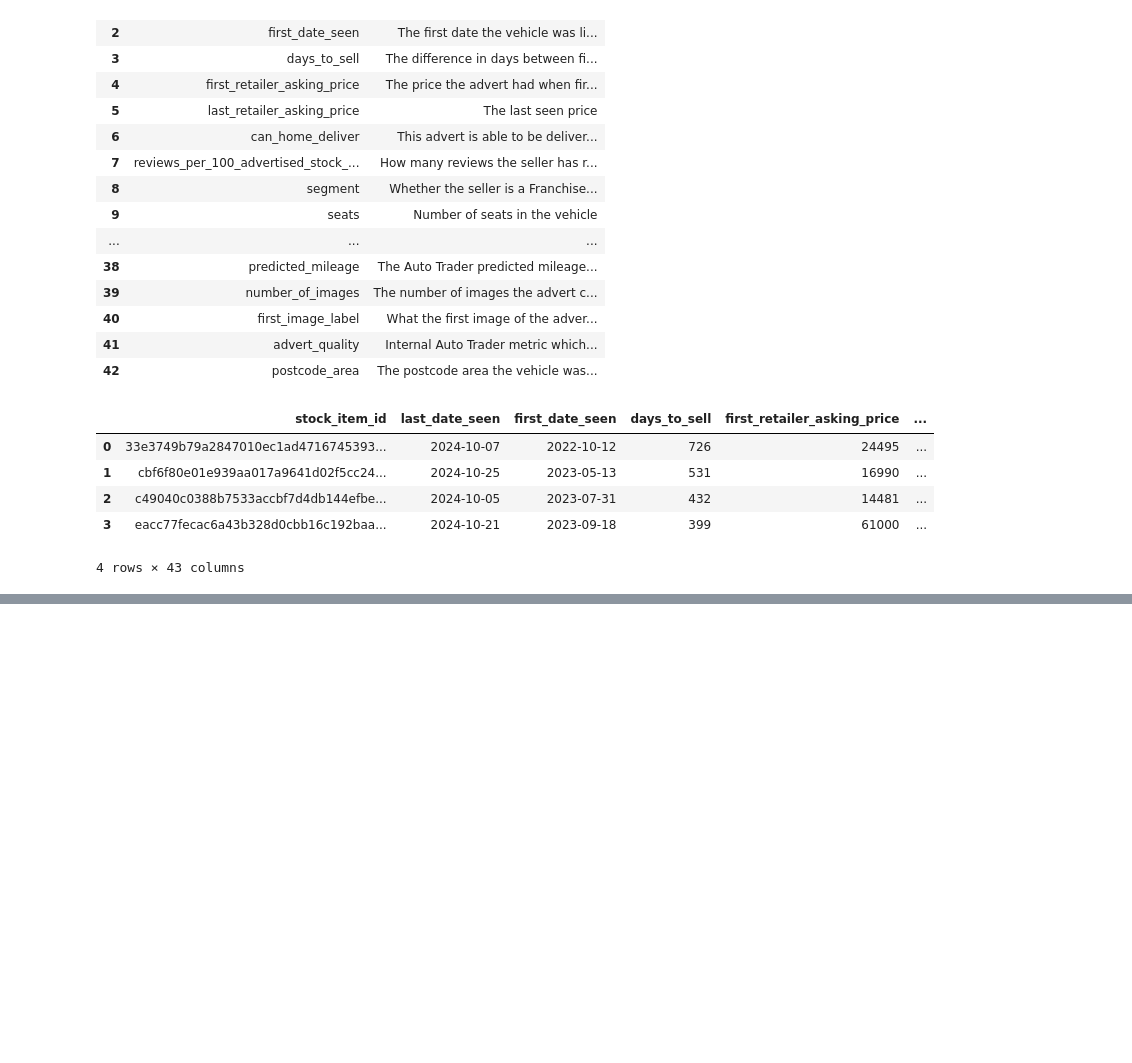
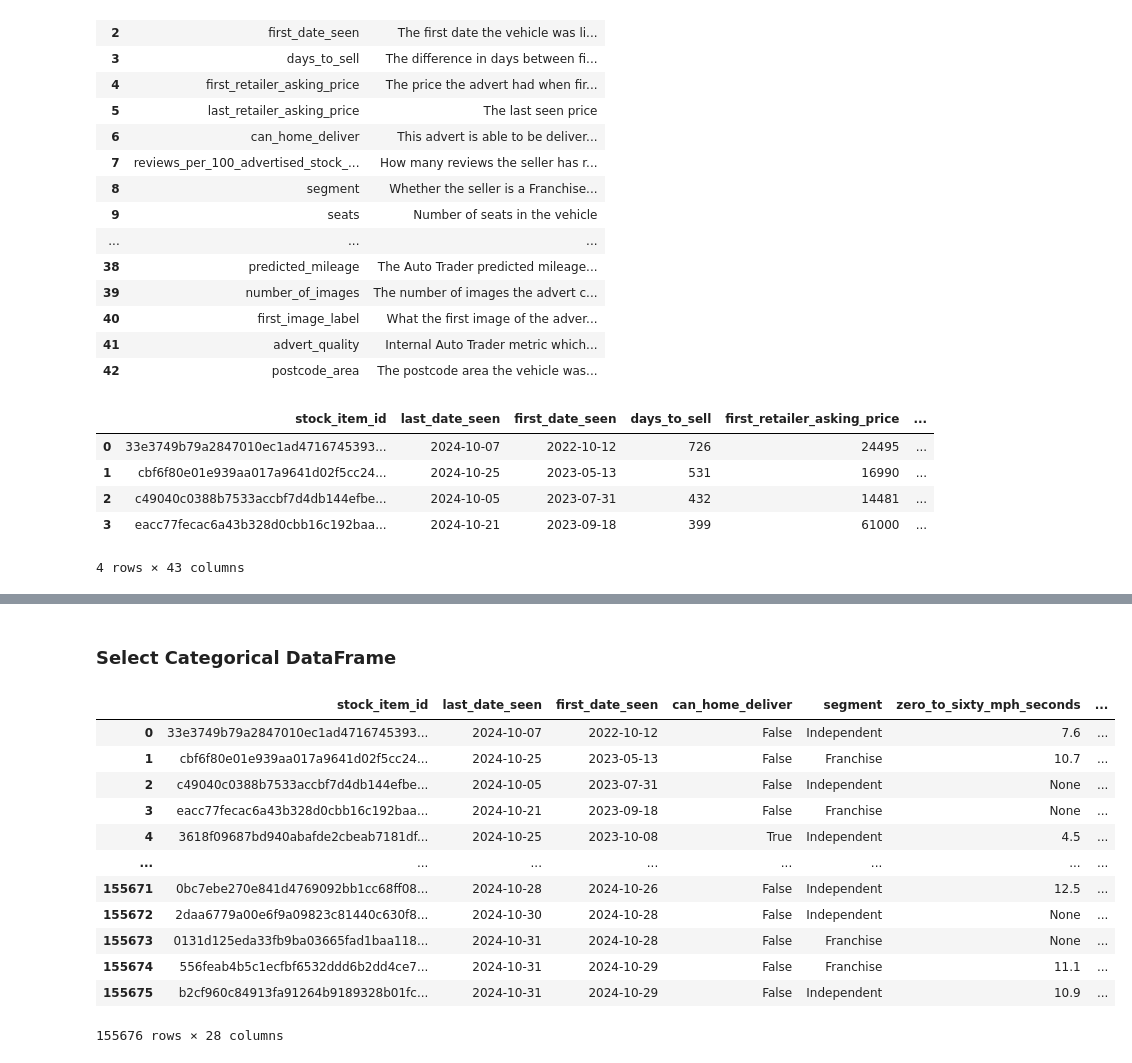
Before and after one commit to thanktua-spp/MMU_Hack_Data, a Jupyter notebook: MMU_Hack_getting_started.ipynb, the cells around one changed output, grey strips where cells are left out. Saved outputs shown, nothing was run; the diff lists cells and outputs as text; code cells hidden in the pictures; blank space fills up the shorter version.

```diff
--- a/MMU_Hack_getting_started.ipynb
+++ b/MMU_Hack_getting_started.ipynb
@@ -59,0 +125,19 @@ raw_data_df.head(4)
+# %% [markdown]
+### Select Categorical DataFrame
+# %%
+categorical_df = raw_data_df.select_dtypes(include=["object", "bool"])
+categorical_df
+# %% [output]
+|  | stock_item_id | last_date_seen | first_date_seen | can_home_deliver | segment | zero_to_sixty_mph_seconds | ... |
+| 0 | 33e3749b79a2847010ec1ad4716745393... | 2024-10-07 | 2022-10-12 | False | Independent | 7.6 | ... |
+| 1 | cbf6f80e01e939aa017a9641d02f5cc24... | 2024-10-25 | 2023-05-13 | False | Franchise | 10.7 | ... |
+| 2 | c49040c0388b7533accbf7d4db144efbe... | 2024-10-05 | 2023-07-31 | False | Independent | None | ... |
+| 3 | eacc77fecac6a43b328d0cbb16c192baa... | 2024-10-21 | 2023-09-18 | False | Franchise | None | ... |
+| 4 | 3618f09687bd940abafde2cbeab7181df... | 2024-10-25 | 2023-10-08 | True | Independent | 4.5 | ... |
+| ... | ... | ... | ... | ... | ... | ... | ... |
+| 155671 | 0bc7ebe270e841d4769092bb1cc68ff08... | 2024-10-28 | 2024-10-26 | False | Independent | 12.5 | ... |
+| 155672 | 2daa6779a00e6f9a09823c81440c630f8... | 2024-10-30 | 2024-10-28 | False | Independent | None | ... |
+| 155673 | 0131d125eda33fb9ba03665fad1baa118... | 2024-10-31 | 2024-10-28 | False | Franchise | None | ... |
+| 155674 | 556feab4b5c1ecfbf6532ddd6b2dd4ce7... | 2024-10-31 | 2024-10-29 | False | Franchise | 11.1 | ... |
+| 155675 | b2cf960c84913fa91264b9189328b01fc... | 2024-10-31 | 2024-10-29 | False | Independent | 10.9 | ... |
+155676 rows × 28 columns
```
Also changed, not shown: parts of 13 cells of this notebook, 3 other files.
